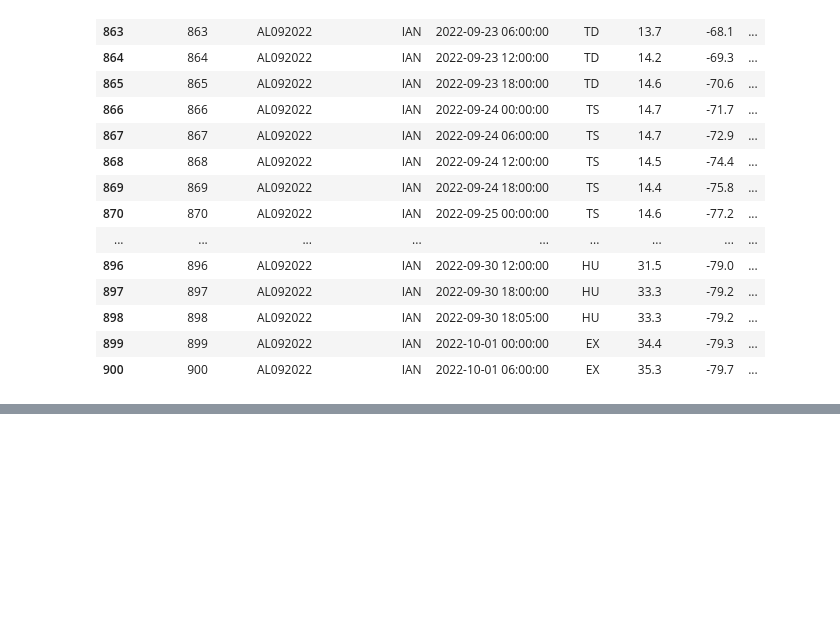
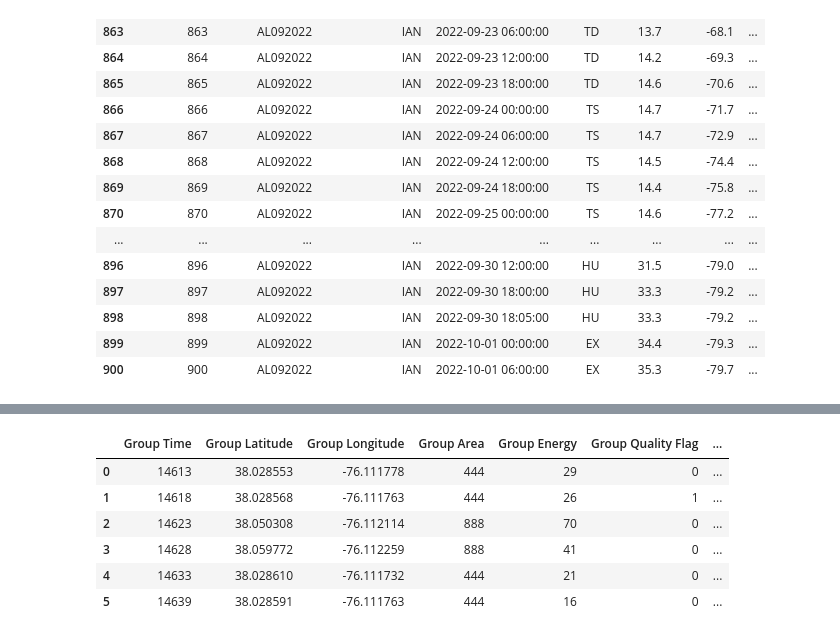
Before and after one commit to ajmell7/category-v, a Jupyter notebook: capstone_data_processing_cleaned.ipynb, the cells around one changed output, grey strips where cells are left out. Cells and saved outputs as stored; diff of their text form; code cells hidden in the pictures; blank space fills up the shorter version.

```diff
--- a/capstone_data_processing_cleaned.ipynb
+++ b/capstone_data_processing_cleaned.ipynb
@@ -777,0 +782,23 @@ for idx in range(len(ian_bin_times)):
+# %%
+# Get lightning group counts for each bin of histogram
+lightning_hist = []
+for idx in range(len(ian_bin_times)):
+    bin_time = ian_bin_times[idx]
+    print(bin_time)
+    bin_start = ian_bin_starts[idx]
+    bin_end = ian_bin_ends[idx]
+    glm_urls = get_and_parse_all_blobs_between_dates(bucket_name, bin_start, bin_end)
+    center_lat = ian_hurr_info_interp_df.loc[ian_hurr_info_interp_df['Timestamp'] == bin_time, 'Latitude'].iloc[0]
+    center_lon = ian_hurr_info_interp_df.loc[ian_hurr_info_interp_df['Timestamp'] == bin_time, 'Longitude'].iloc[0]
+    storm_motion_dir = ian_hurr_info_interp_df.loc[ian_hurr_info_interp_df['Timestamp'] == bin_time, 'Storm Motion Direction (deg)'].iloc[0]
+    bin_glm_data = aggregate_glm_data_for_urls(glm_urls, center_lat, center_lon, storm_motion_dir, box_size, geod, cache_dir)
+    try:
+        # filter data to only include lightning within 400 km of hurricane center
+        filter_glm_data = bin_glm_data[bin_glm_data["Distance From Hurricane Center (m)"] < 400000]
+        num_groups = len(filter_glm_data)
+        print(num_groups)
+        lightning_hist.append([bin_time,num_groups])
+    except:
+        print('No Lightning')
+
+    clear_cache(cache_dir)
@@ -777,0 +844,10 @@ for idx in range(len(ian_bin_times)):
+# %%
+bin_glm_data
+# %% [output]
+|  | Group Time | Group Latitude | Group Longitude | Group Area | Group Energy | Group Quality Flag | ... |
+| 0 | 14613 | 38.028553 | -76.111778 | 444 | 29 | 0 | ... |
+| 1 | 14618 | 38.028568 | -76.111763 | 444 | 26 | 1 | ... |
+| 2 | 14623 | 38.050308 | -76.112114 | 888 | 70 | 0 | ... |
+| 3 | 14628 | 38.059772 | -76.112259 | 888 | 41 | 0 | ... |
+| 4 | 14633 | 38.028610 | -76.111732 | 444 | 21 | 0 | ... |
+| 5 | 14639 | 38.028591 | -76.111763 | 444 | 16 | 0 | ... |
```
Also changed, not shown: parts of 10 cells of this notebook, 1 other file.
